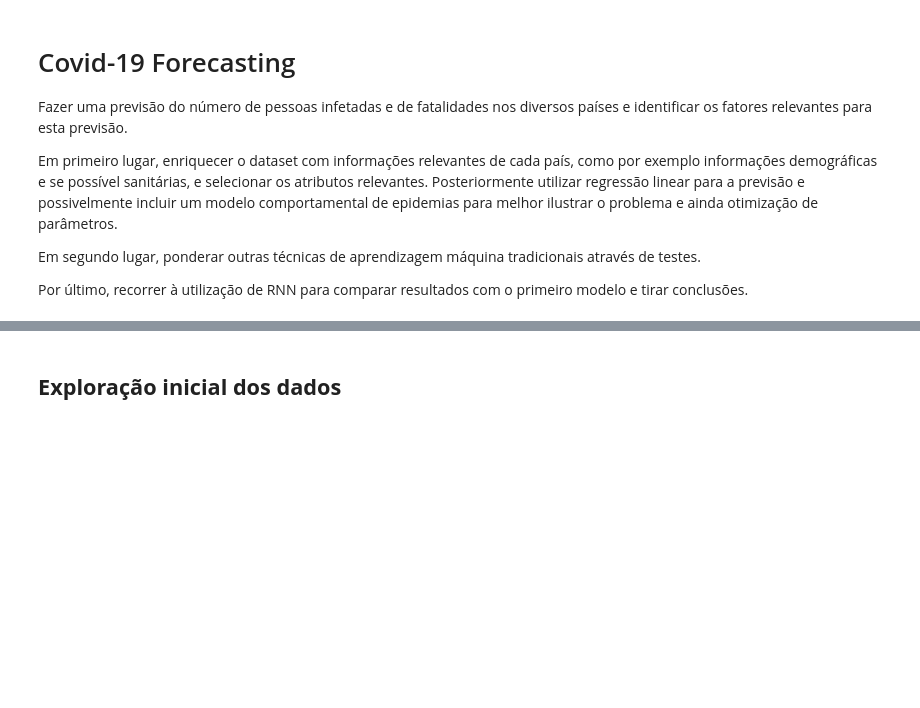
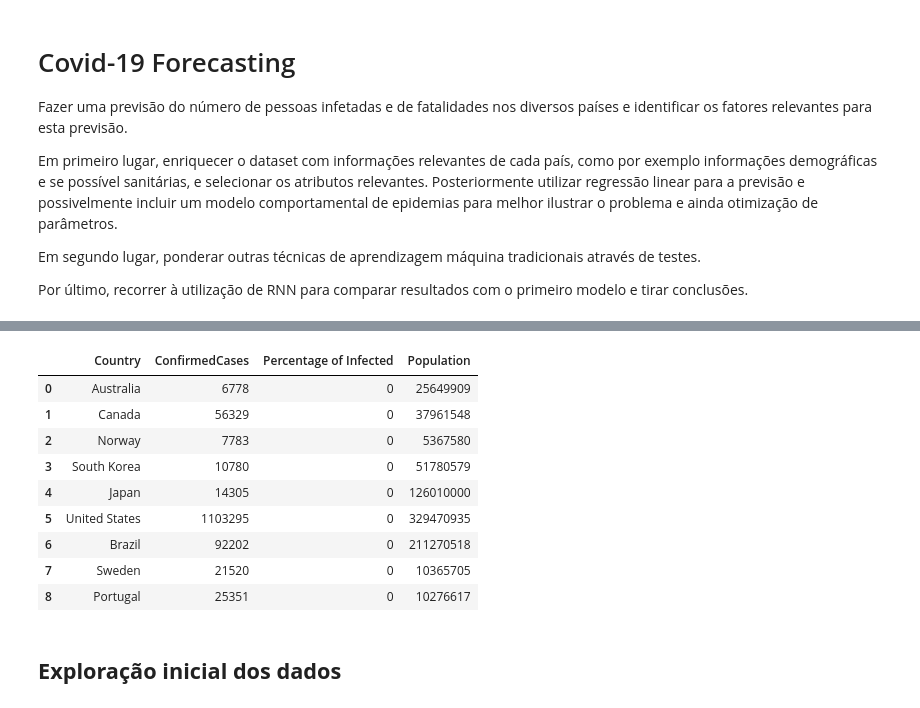
Before and after one commit to Dantas198/AA2-2019-20, a Jupyter notebook: AA2-COVID-19.ipynb, the cells around one changed output, grey strips where cells are left out. Cells and saved outputs as stored; diff of their text form; code cells hidden in the pictures; blank space fills up the shorter version.

```diff
--- a/AA2-COVID-19.ipynb
+++ b/AA2-COVID-19.ipynb
@@ -16,4 +17,4 @@ import matplotlib.pyplot as plt
 kaggle_data_path = "../input/"
 local_data_path = "data/"
 
-train_dataset = pd.read_csv(kaggle_data_path + "covid19-global-forecasting-week-4/train.csv")
+train_dataset = pd.read_csv(local_data_path + "covid19-global-forecasting-week-4/train.csv")
@@ -20,3 +146,57 @@ train_dataset = pd.read_csv(kaggle_data_path + "covid19-global-forecasting-week-
+# %%
+population_dataset = pd.read_csv(local_data_path + "countries-dataset-2020/Pupulation density by countries.csv")
+
+data_updated = train_dataset.loc[train_dataset['Date'] == '2020-05-01']
+
+choosen_countries = {
+    'Australia':     0,
+    'Canada':        1,
+    'Norway':        2,
+    'South Korea':   3,
+    'Japan':         4,
+    'United States': 5,
+    'Brazil':        6,
+    'Sweden':        7,
+    'Portugal':      8,
+}
+
+n = len(choosen_countries)
+
+df = pd.DataFrame({
+    'Country': list(choosen_countries.keys()),
+    'ConfirmedCases': [0] * n,
+    'Percentage of Infected': [0] * n
+})
+
+for country, index in choosen_countries.items():
+    population_row = population_dataset.loc[population_dataset['Country (or dependent territory)'] == country]
+
+    df.at[index, 'Population'] = population_row['Population'].iloc[0].replace(',', '')
+
+    if country == "South Korea":
+        country = "Korea, South"
+    elif country == "United States":
+        country = "US"
+
+    covid_rows = data_updated.loc[data_updated['Country_Region'] == country]
+    total_cofirmed = 0
+
+    for _, row in covid_rows.iterrows():
+        total_cofirmed += row['ConfirmedCases']
+    df.at[index, 'ConfirmedCases'] = total_cofirmed
+
+df
+# %% [output]
+|  | Country | ConfirmedCases | Percentage of Infected | Population |
+| 0 | Australia | 6778 | 0 | 25649909 |
+| 1 | Canada | 56329 | 0 | 37961548 |
+| 2 | Norway | 7783 | 0 | 5367580 |
+| 3 | South Korea | 10780 | 0 | 51780579 |
+| 4 | Japan | 14305 | 0 | 126010000 |
+| 5 | United States | 1103295 | 0 | 329470935 |
+| 6 | Brazil | 92202 | 0 | 211270518 |
+| 7 | Sweden | 21520 | 0 | 10365705 |
+| 8 | Portugal | 25351 | 0 | 10276617 |
 # %% [markdown]
 ## **Exploração inicial dos dados**
 # %%
```
Also changed, not shown: parts of 5 cells of this notebook.
